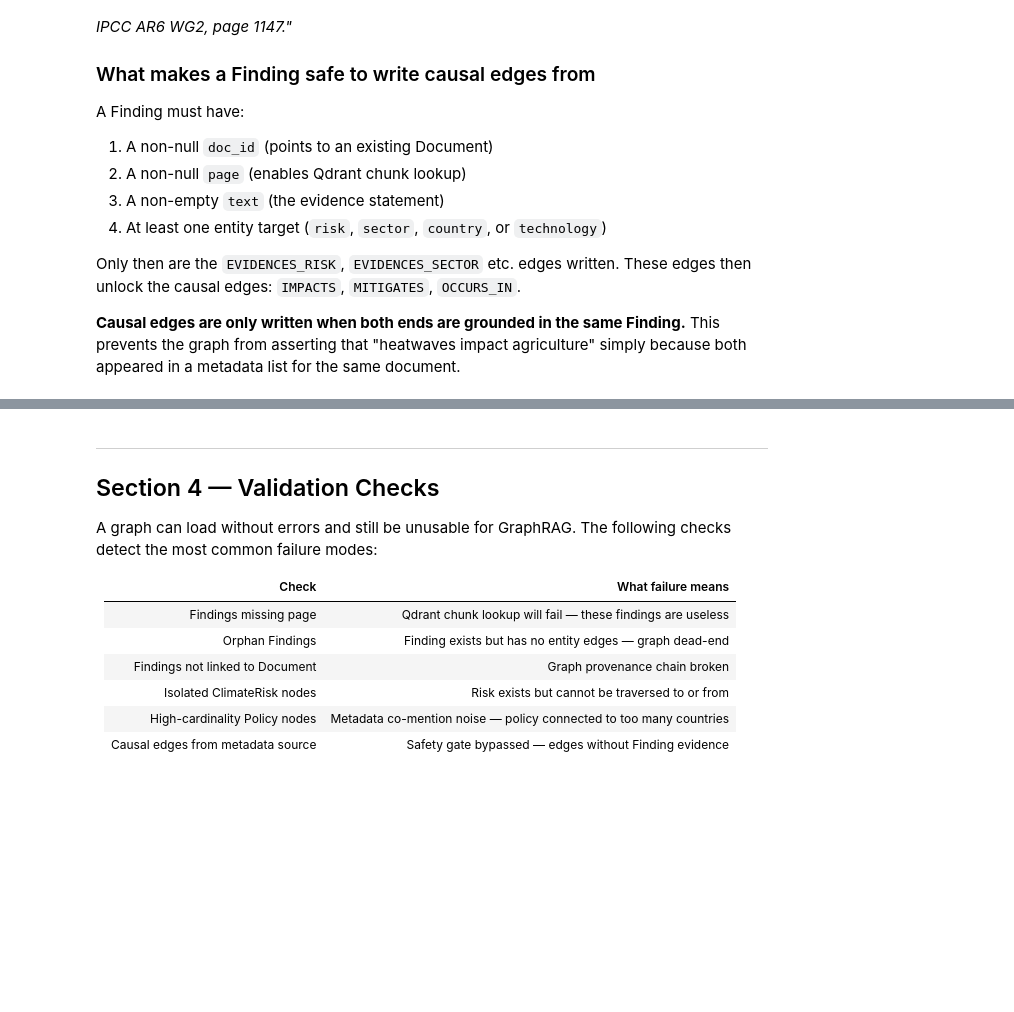
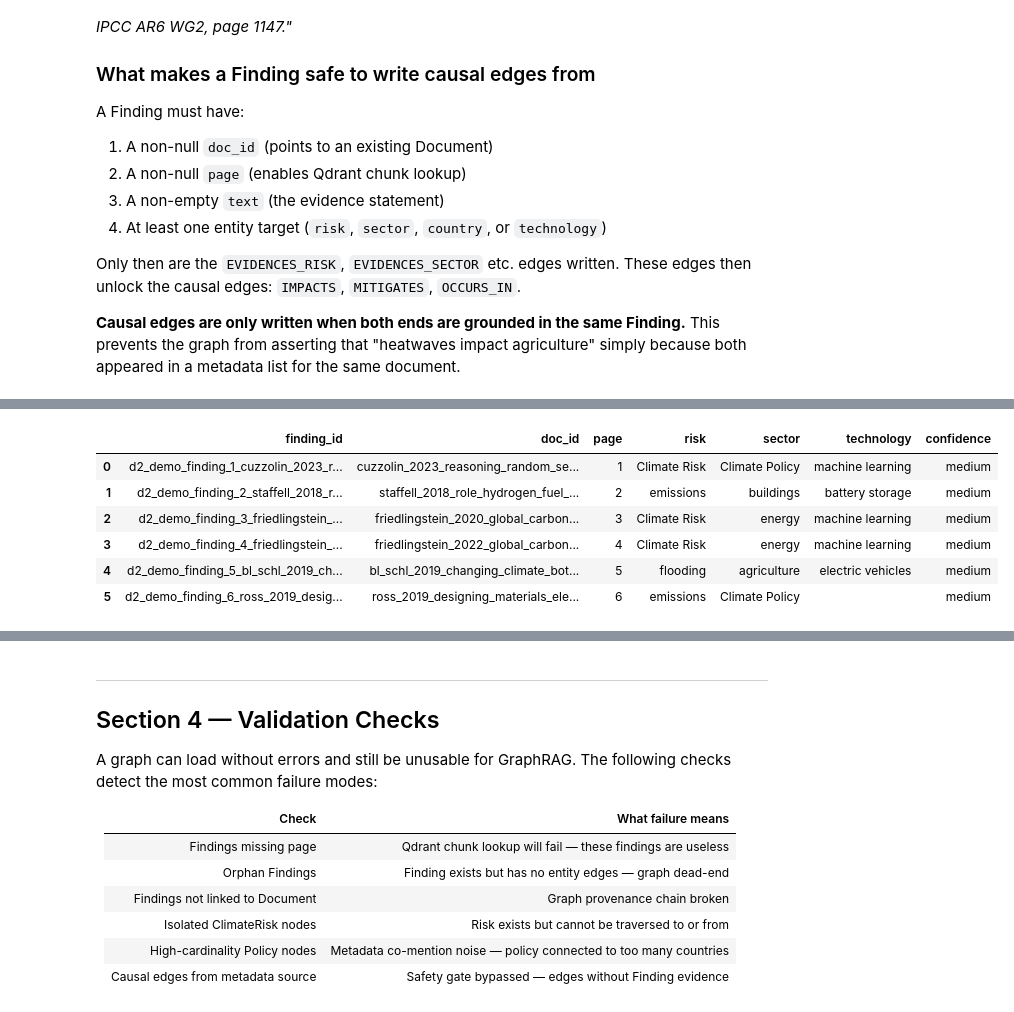
Before and after one commit to Aya15155/climate_evidence_graphrag_agent, a Jupyter notebook: notebooks/D2_03_Rana_graph_build_cypher.ipynb, the cells around one changed output, grey strips where cells are left out. Drawn from its saved outputs; the diff is of its cells as text; code cells hidden in the pictures; blank space fills up the shorter version.

Commit message:
add graph count.csv

```diff
--- a/notebooks/D2_03_Rana_graph_build_cypher.ipynb
+++ b/notebooks/D2_03_Rana_graph_build_cypher.ipynb
@@ -136,14 +136,14 @@ from graph.cypher_queries import (
 #
 # You can also set environment variables instead of editing this cell:
 # NEO4J_URI, NEO4J_USER, NEO4J_PASSWORD.
-NEO4J_URI      = os.environ.get('NEO4J_URI',      'bolt://localhost:7687')
-NEO4J_USER     = os.environ.get('NEO4J_USER',     'neo4j')
+NEO4J_URI = os.environ.get('NEO4J_URI', 'neo4j+s://PUT_YOUR_AURA_URI_HERE')
+NEO4J_USER = os.environ.get('NEO4J_USER', 'neo4j')
 NEO4J_PASSWORD = os.environ.get('NEO4J_PASSWORD', 'PUT_YOUR_NEO4J_PASSWORD_HERE')
 
-if NEO4J_PASSWORD == 'PUT_YOUR_NEO4J_PASSWORD_HERE':
+if 'PUT_YOUR' in NEO4J_URI or NEO4J_PASSWORD == 'PUT_YOUR_NEO4J_PASSWORD_HERE':
     raise ValueError(
-        'Please create/start a Neo4j instance and put your Neo4j password in '
-        'NEO4J_PASSWORD, or set the NEO4J_PASSWORD environment variable.'
+        'Please create/start a Neo4j instance and put your Neo4j URI, username, '
+        'and password in this cell, or set NEO4J_URI/NEO4J_USER/NEO4J_PASSWORD.'
     )
 
 # ── Initialise builder ────────────────────────────────────────────────────
@@ -491,0 +414,63 @@ pd.DataFrame(finding_records)[['doc_id', 'page', 'risk', 'sector', 'technology',
+# %%
+# ── Load finding records ──────────────────────────────────────────────────
+# In production: load from findings_metadata.csv (output of PDF extraction pipeline).
+# If that file is not available, create a small D2 demonstration set from the
+# actual loaded metadata so every Finding can link to an existing Document.
+
+def first_value(rec: dict, names: list[str], default: str = ''):
+    for name in names:
+        value = rec.get(name)
+        if pd.notna(value) and str(value).strip():
+            return str(value).strip()
+    return default
+
+def first_list_value(value: str, default: str = ''):
+    parts = [x.strip() for x in str(value or '').replace(',', '|').replace(';', '|').split('|') if x.strip()]
+    return parts[0] if parts else default
+
+if FINDINGS_PATH.exists():
+    findings_df = pd.read_csv(FINDINGS_PATH).fillna('')
+    finding_records = findings_df.to_dict('records')
+    print(f'Loaded {len(finding_records)} findings from {FINDINGS_PATH}')
+else:
+    print('findings_metadata.csv not found — creating metadata-grounded sample findings from loaded documents.')
+    finding_records = []
+
+    candidate_records = [
+        rec for rec in records
+        if first_value(rec, ['doc_id', 'document_id'])
+        and first_list_value(first_value(rec, ['climate_risks']), 'Climate Risk')
+    ]
+
+    for idx, rec in enumerate(candidate_records[:6], start=1):
+        doc_id = first_value(rec, ['doc_id', 'document_id'])
+        title = first_value(rec, ['title'], 'Untitled climate document')
+        risk = first_list_value(first_value(rec, ['climate_risks']), 'Climate Risk')
+        sector = first_list_value(first_value(rec, ['sectors']), 'Climate Policy')
+        technology = first_list_value(first_value(rec, ['technologies']), '')
+        country = first_list_value(first_value(rec, ['countries']), '')
+
+        finding_records.append({
+            'finding_id': f'd2_demo_finding_{idx}_{doc_id}',
+            'doc_id': doc_id,
+            'page': idx,
+            'text': (
+                f'D2 demonstration finding grounded in metadata for "{title}". '
+                f'The document links climate risk "{risk}" to sector "{sector}"'
+                + (f' and technology "{technology}".' if technology else '.')
+            ),
+            'confidence': 'medium',
+            'extraction_method': 'metadata_grounded_demo',
+            'risk': risk,
+            'sector': sector,
+            'country_id': country,
+            'technology': technology,
+            'qdrant_chunk_id': f'{doc_id}_metadata_demo_chunk_{idx}',
+        })
+
+    print(f'Using {len(finding_records)} metadata-grounded sample findings.')
+
+finding_preview = pd.DataFrame(finding_records)
+display_cols = [c for c in ['finding_id', 'doc_id', 'page', 'risk', 'sector', 'technology', 'confidence'] if c in finding_preview.columns]
+finding_preview[display_cols]
+# %% [output]
@@ -492,3 +479,10 @@ pd.DataFrame(finding_records)[['doc_id', 'page', 'risk', 'sector', 'technology',
+|  | finding_id | doc_id | page | risk | sector | technology | confidence |
+| 0 | d2_demo_finding_1_cuzzolin_2023_r... | cuzzolin_2023_reasoning_random_se... | 1 | Climate Risk | Climate Policy | machine learning | medium |
+| 1 | d2_demo_finding_2_staffell_2018_r... | staffell_2018_role_hydrogen_fuel_... | 2 | emissions | buildings | battery storage | medium |
+| 2 | d2_demo_finding_3_friedlingstein_... | friedlingstein_2020_global_carbon... | 3 | Climate Risk | energy | machine learning | medium |
+| 3 | d2_demo_finding_4_friedlingstein_... | friedlingstein_2022_global_carbon... | 4 | Climate Risk | energy | machine learning | medium |
+| 4 | d2_demo_finding_5_bl_schl_2019_ch... | bl_schl_2019_changing_climate_bot... | 5 | flooding | agriculture | electric vehicles | medium |
+| 5 | d2_demo_finding_6_ross_2019_desig... | ross_2019_designing_materials_ele... | 6 | emissions | Climate Policy |  | medium |
 # %%
 # ── Ingest findings and causal relationships ──────────────────────────────
 # bulk_upsert_findings() performs two operations per finding:
```
Also changed, not shown: parts of 22 cells of this notebook, 2 other files.
